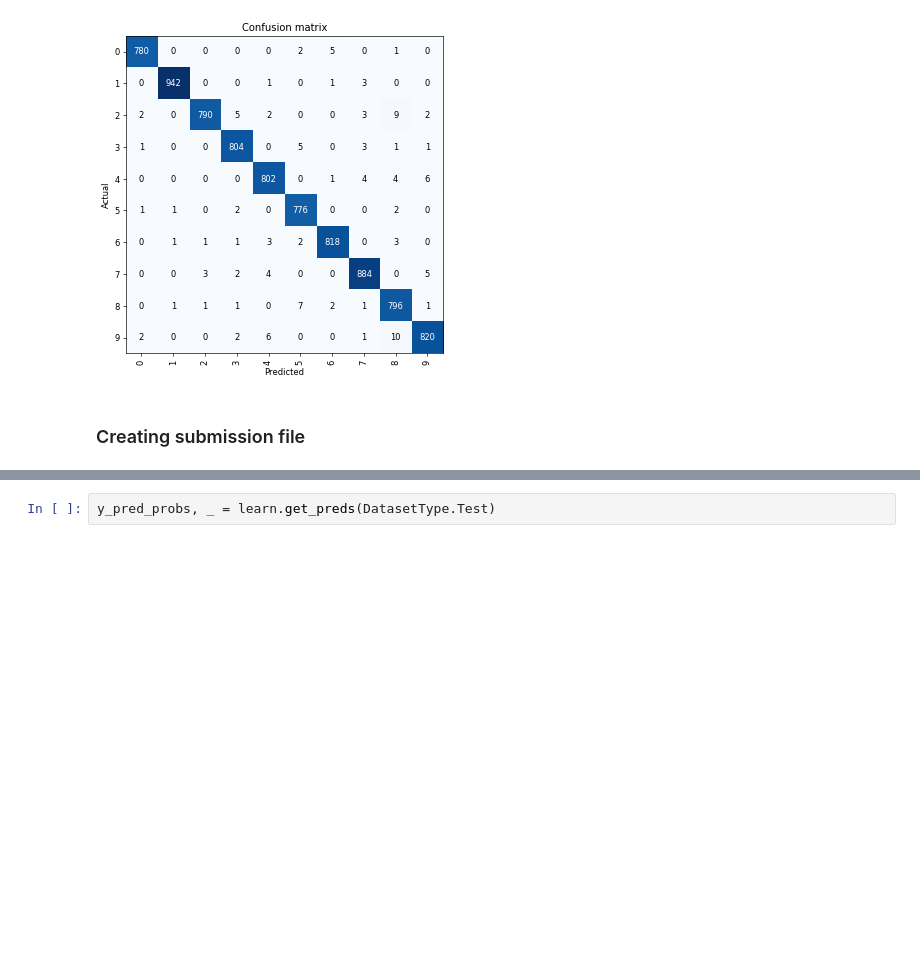
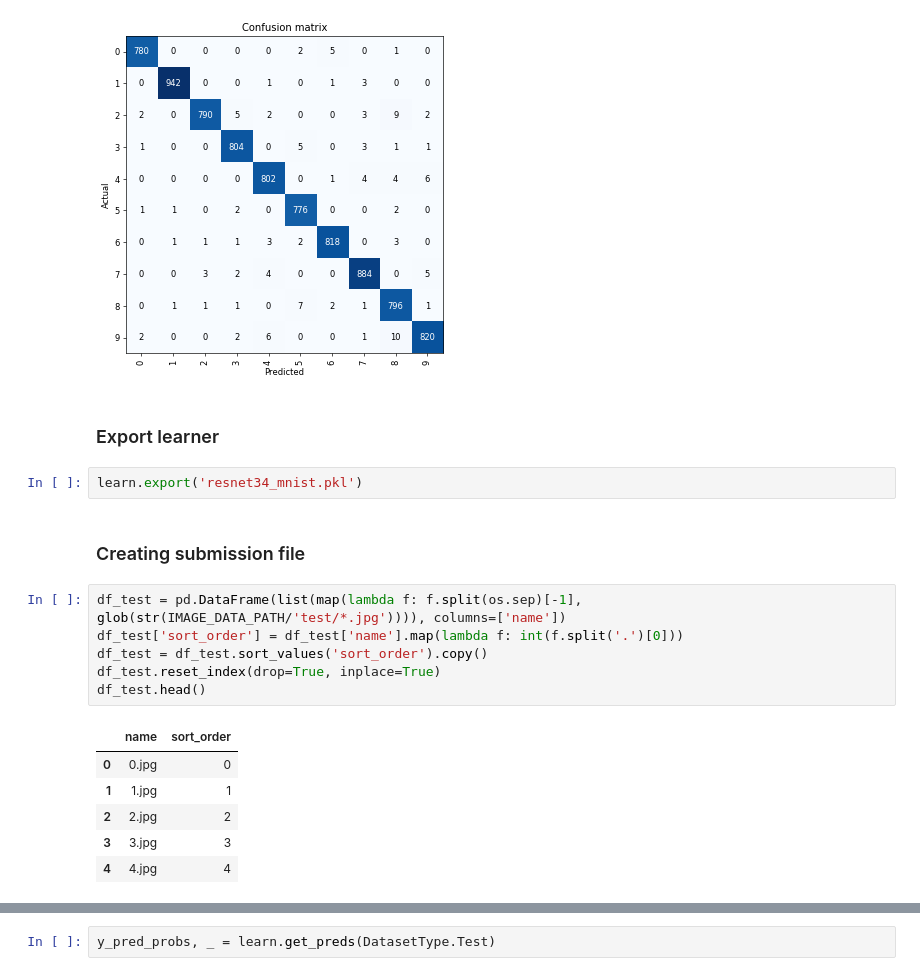
Before and after one commit to mdalvi/fast-ai-lessons, a Jupyter notebook: course-v3/nbs/dl1/lesson1_exercise.ipynb, the cells around one changed output, grey strips where cells are left out. Cells and saved outputs as stored; diff of their text form; blank space fills up the shorter version.

```diff
--- a/course-v3/nbs/dl1/lesson1_exercise.ipynb
+++ b/course-v3/nbs/dl1/lesson1_exercise.ipynb
@@ -213,5 +224,22 @@ cls_interpreter = ClassificationInterpretation.from_learner(learn)
 cls_interpreter.plot_confusion_matrix(figsize=(6, 6), dpi=60)
 # %% [output]
 [figure]
+# %% [markdown]
+### Export learner
+# %%
+learn.export('resnet34_mnist.pkl')
 # %% [markdown]
 ### Creating submission file
+# %%
+df_test = pd.DataFrame(list(map(lambda f: f.split(os.sep)[-1], glob(str(IMAGE_DATA_PATH/'test/*.jpg')))), columns=['name'])
+df_test['sort_order'] = df_test['name'].map(lambda f: int(f.split('.')[0]))
+df_test = df_test.sort_values('sort_order').copy()
+df_test.reset_index(drop=True, inplace=True)
+df_test.head()
+# %% [output]
+|  | name | sort_order |
+| 0 | 0.jpg | 0 |
+| 1 | 1.jpg | 1 |
+| 2 | 2.jpg | 2 |
+| 3 | 3.jpg | 3 |
+| 4 | 4.jpg | 4 |
```
Also changed, not shown: parts of 8 cells of this notebook, 4 other files.
